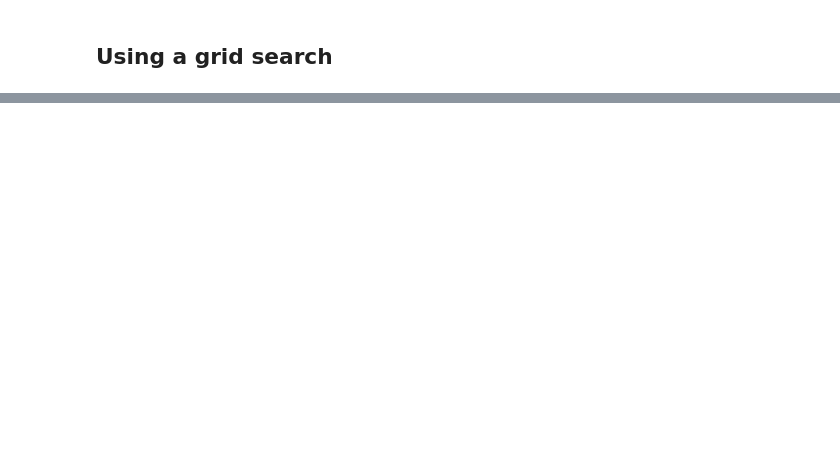
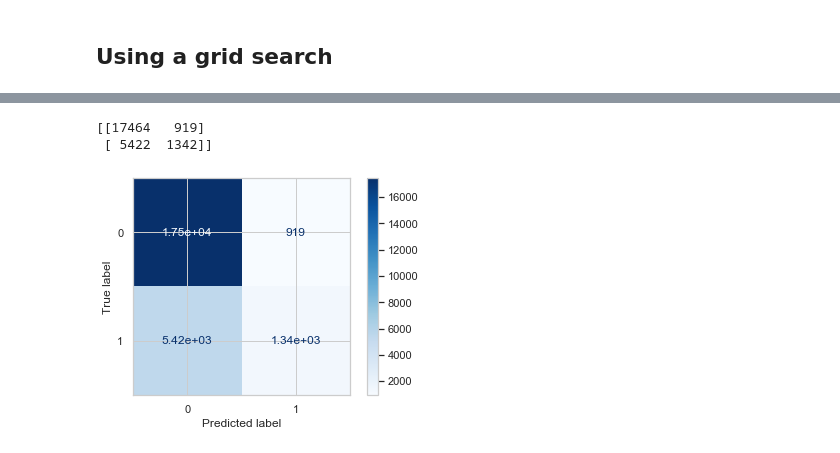
Before and after one commit to robinyUArizona/Hotel-Booking-Demand, a Jupyter notebook: Modeling-Hotel-Bookings-Prediction.ipynb, the cells around one changed output, grey strips where cells are left out. Saved outputs shown, nothing was run; the diff lists cells and outputs as text; code cells hidden in the pictures; blank space fills up the shorter version.

```diff
--- a/Modeling-Hotel-Bookings-Prediction.ipynb
+++ b/Modeling-Hotel-Bookings-Prediction.ipynb
@@ -62,9 +105,0 @@ Text(0, 0.5, 'Total Count')
-# %%
-num_int_type = X_features.select_dtypes(include='int64').columns.tolist()
-num_float_type = X_features.select_dtypes(include='float64').columns.tolist()
-
-num_type = num_int_type + num_float_type
-print("\n\nNumerical Types columns name: \n", num_type)
-
-cat_object_type = X_features.select_dtypes(include='object').columns.tolist()
-print("\n\nCategorical Types columns name: \n", cat_object_type)
@@ -139,25 +239,25 @@ from sklearn.model_selection import StratifiedKFold
 # #     print('>Train: 0=%d, 1=%d, Test: 0=%d, 1=%d' % (train_0, train_1, test_0, test_1))
 # %%
 """ Training Model """
-def train_model(model_steps, X_features, y_target, num_procs,  mean_score, std_dev):
+def train_model(model, X_train, y_train, num_procs,  mean_score, std_dev):
 
-    # split1 = KFold(n_splits=5, shuffle=False, random_state=None)
+    # split1 = KFold(n_splits=10, shuffle=False, random_state=None)
     split2 = StratifiedKFold(n_splits=10, shuffle=True, random_state=1)
 
     # get cross validation score for each model:
-    cv_results = cross_val_score(model_steps,
-                                 X_features, y_target,
+    cv_results = cross_val_score(model,
+                                 X_train, y_train,
                                  cv=split2,
                                  scoring="accuracy",
                                  n_jobs=-1)
-    mean_score[model_steps] = round(np.mean(cv_results), 4)
-    std_dev[model_steps] = round(np.std(cv_results), 4)
+    mean_score[model] = round(np.mean(cv_results), 4)
+    std_dev[model] = round(np.std(cv_results), 4)
 
 """ Summary of the Model """
 def print_summary(model, mean_score, std_dev):
     print('\nModel:\n', model)
-    print('Cross validation accuarcy score: ', mean_score[model_steps])
-    print('Standard deviation during CV: ', std_dev[model_steps] )
+    print('Cross validation accuarcy score: ', mean_score[model])
+    print('Standard deviation during CV: ', std_dev[model] )
 # %%
 """
     Evaluating Models
@@ -180,26 +280,20 @@ num_procs = 2
 # shared model parameters
 verbose_lvl = 0
 
-
 # create models
 DT_model = DecisionTreeClassifier(random_state=42)
 Logreg_model = LogisticRegression(random_state=42,n_jobs=-1)
 GNM_model = GaussianNB()
 MLP_model = MLPClassifier(hidden_layer_sizes=(13,13,13), max_iter=500)
 
-
 # list all models
 models.extend([DT_model, Logreg_model, GNM_model, MLP_model])
-
 
 # parallel cross-validate models, using mean accuracy as evaluation metric, and print summaries
 print("Beginning cross validation")
 for model in models:
-    # pack preprocessing of data and the model in a pipeline:
-    model_steps = make_pipeline(column_transformer, model)
-
     # Calling train_model()
-    train_model(model_steps, X_features, y_target, num_procs, mean_score, std_dev)
+    train_model(model, X_train, y_train, num_procs, mean_score, std_dev)
 
     # Calling print_summary()
     print_summary(model, mean_score, std_dev)
@@ -319,0 +377,8 @@ weighted avg       0.81      0.82      0.81     25774
+# %%
+# pass it a trained model: it makes predictions for X_test and compares them to y_test
+disp = plot_confusion_matrix(model, X_test, y_test, cmap='Blues', values_format='.3g')
+print(disp.confusion_matrix)
+# %% [output]
+[[17464   919]
+ [ 5422  1342]]
+[figure, added]
```
Also changed, not shown: parts of 25 cells of this notebook, 1 other file.
